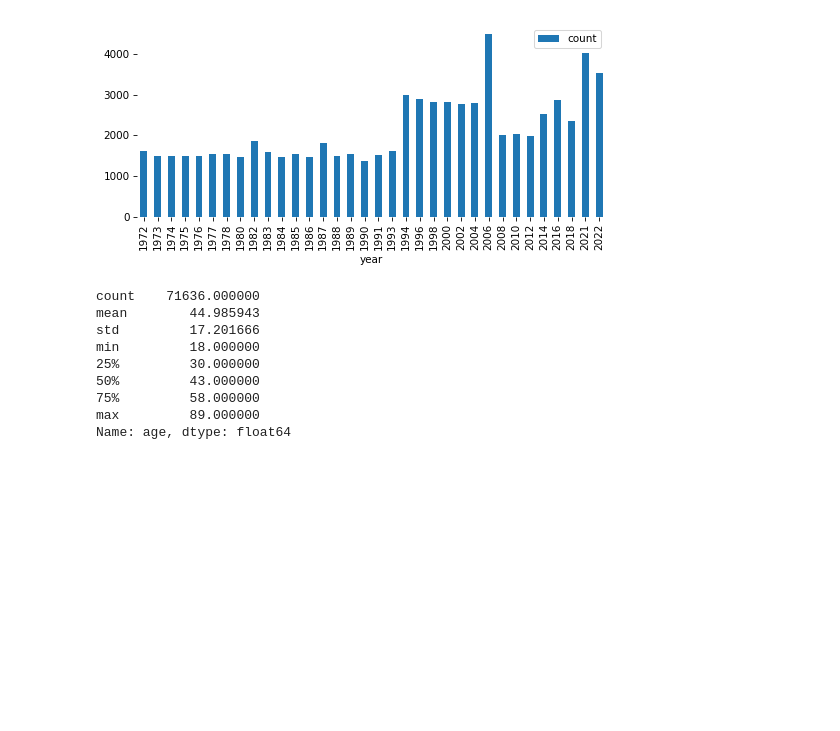
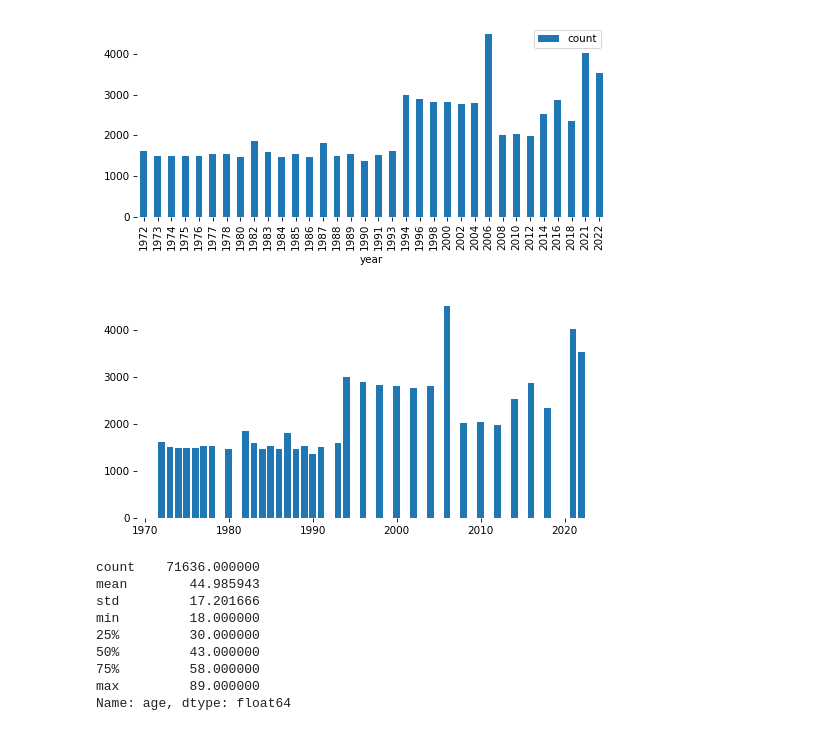
Before and after one commit to AllenDowney/SurveyDataPandas, a Jupyter notebook: soln/01_simpson.ipynb, the cells around one changed output. Saved outputs shown, nothing was run; the diff lists cells and outputs as text; code cells hidden in the pictures; blank space fills up the shorter version.

```diff
--- a/soln/01_simpson.ipynb
+++ b/soln/01_simpson.ipynb
@@ -135,10 +139,19 @@ def value_counts(seq, **options):
 # %%
 # Solution
 
-value_counts(gss['year']).plot(kind='bar')
+pmf = value_counts(gss['year'])
+pmf.plot(kind='bar')
 decorate()
 # %% [output]
 [figure]
+# %%
+# Solution
+
+x, y = pmf.index, pmf.values
+plt.bar(x, y)
+decorate()
+# %% [output]
+[figure, added]
 # %%
 # Solution
 
```
Also changed, not shown: parts of 44 cells of this notebook, 3 other files.
